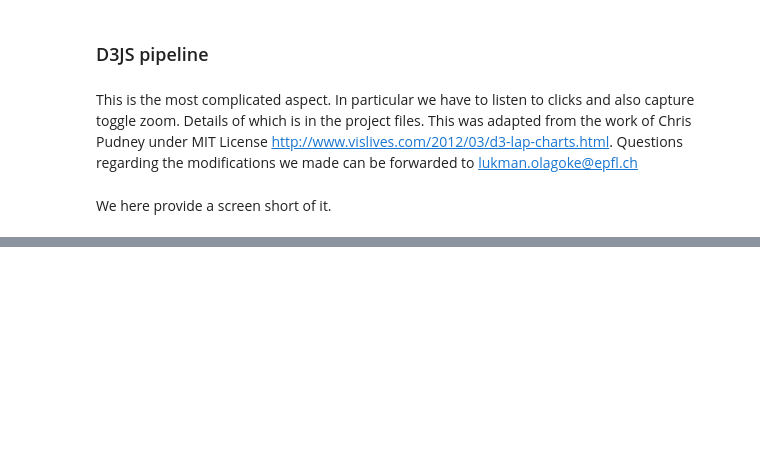
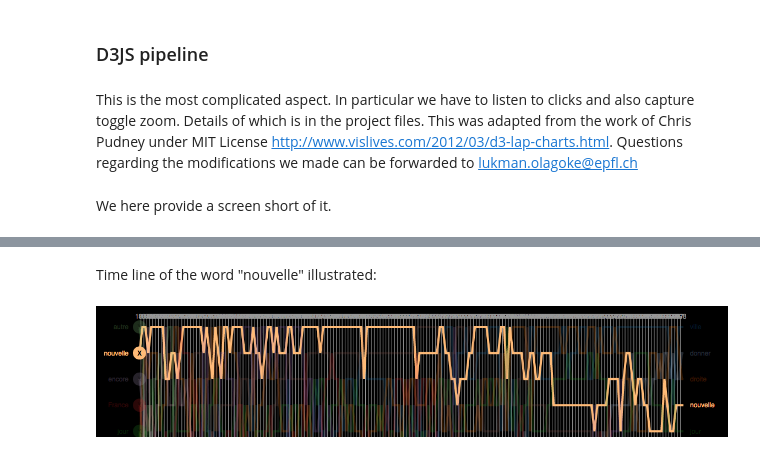
Before and after one commit to ThomVett/Project_ADA, a Jupyter notebook: VisualizationSetUp.ipynb, the cells around one changed output, grey strips where cells are left out. Cells and saved outputs as stored; diff of their text form; code cells hidden in the pictures; blank space fills up the shorter version.

```diff
--- a/VisualizationSetUp.ipynb
+++ b/VisualizationSetUp.ipynb
@@ -137,0 +138,6 @@ Image(filename='words_ranking_new.png')
+# %% [markdown]
+Time line of the word "nouvelle" illustrated:
+# %%
+Image(filename='wordtimeline.png')
+# %% [output]
+[figure, added]
```
Also changed, not shown: parts of 1 cell of this notebook.
